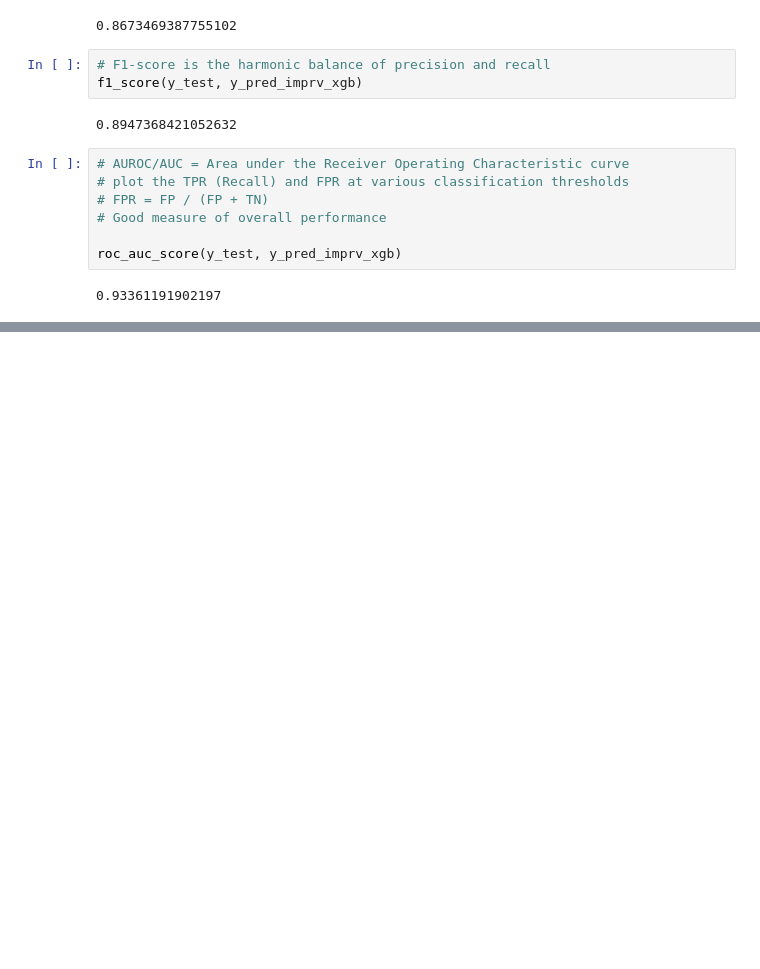
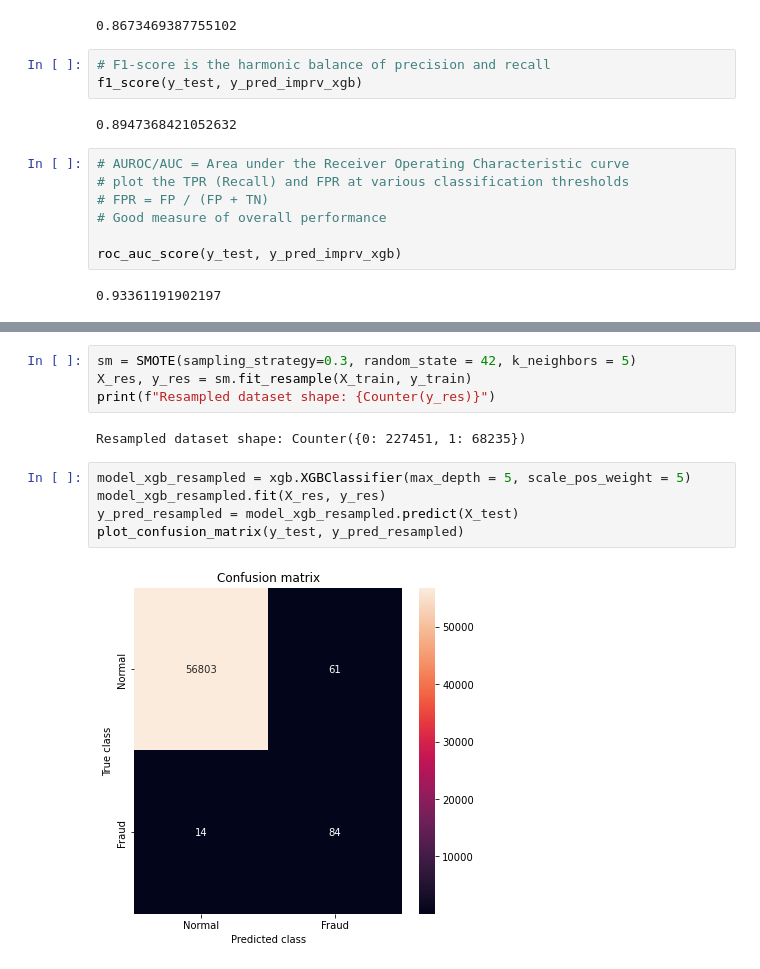
Before and after one commit to KirilAngelov/Fraud-Detection, a Jupyter notebook: detection.ipynb, the cells around one changed output, grey strips where cells are left out. Cells and saved outputs as stored; diff of their text form; blank space fills up the shorter version.

```diff
--- a/detection.ipynb
+++ b/detection.ipynb
@@ -308,0 +358,13 @@ roc_auc_score(y_test, y_pred_imprv_xgb)
+# %%
+sm = SMOTE(sampling_strategy=0.3, random_state = 42, k_neighbors = 5)
+X_res, y_res = sm.fit_resample(X_train, y_train)
+print(f"Resampled dataset shape: {Counter(y_res)}")
+# %% [output]
+Resampled dataset shape: Counter({0: 227451, 1: 68235})
+# %%
+model_xgb_resampled = xgb.XGBClassifier(max_depth = 5, scale_pos_weight = 5)
+model_xgb_resampled.fit(X_res, y_res)
+y_pred_resampled = model_xgb_resampled.predict(X_test)
+plot_confusion_matrix(y_test, y_pred_resampled)
+# %% [output]
+[figure, added]
```
Also changed, not shown: parts of 10 cells of this notebook.
